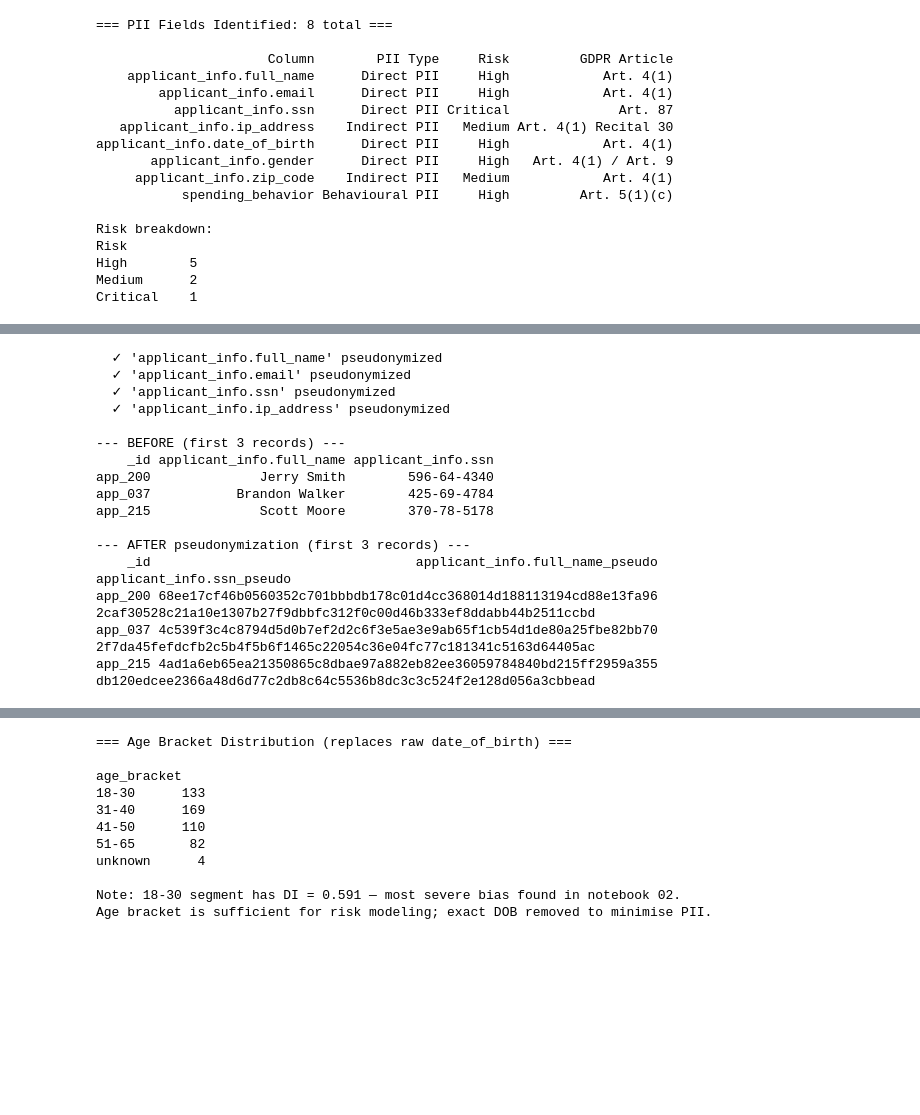
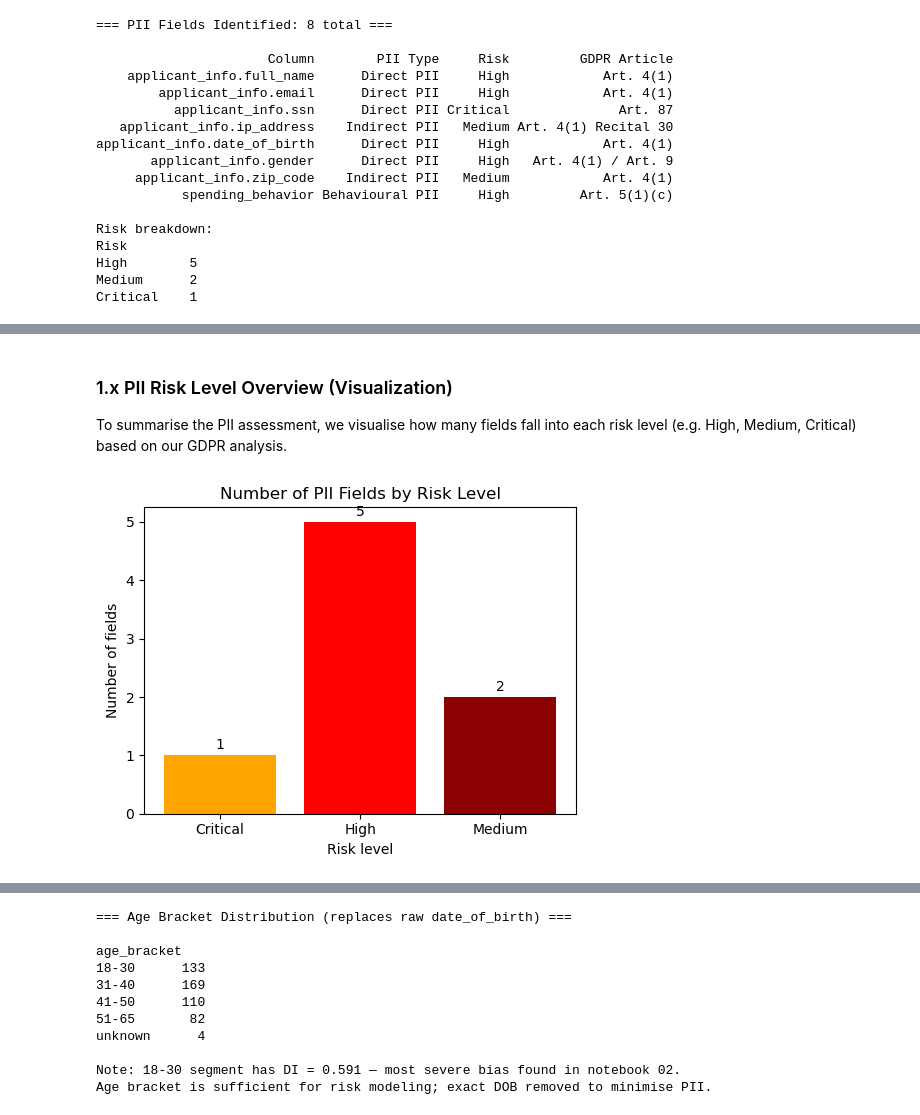
Before and after one commit to PC66323/2606_Data-Ecosystems_G14_novacred, a Jupyter notebook: notebooks/03-privacy-demo.ipynb, the cells around one changed output, grey strips where cells are left out. Cells and saved outputs as stored; diff of their text form; code cells hidden in the pictures; blank space fills up the shorter version.

Commit message:
Enhance governance analysis: GDPR penalties, lifecycle, rights, AI checklist, roles, leakage, and PII risk chart

```diff
--- a/notebooks/03-privacy-demo.ipynb
+++ b/notebooks/03-privacy-demo.ipynb
@@ -96,48 +84,32 @@ Two techniques demonstrated:
-# %%
-# SHA-256 pseudonymization of direct PII fields (GDPR Art. 4(5))
-# One-way hash: same input always gives same hash, but original cannot be recovered
-
-def sha256_hash(value):
-    """SHA-256 one-way hash. Returns None if value is missing."""
-    if pd.isna(value) or value is None:
-        return None
-    return hashlib.sha256(str(value).strip().encode("utf-8")).hexdigest()
-
-fields_to_pseudonymize = [
-    "applicant_info.full_name",
-    "applicant_info.email",
-    "applicant_info.ssn",
-    "applicant_info.ip_address",
-]
-
-df_pseudo = df.copy()
-
-for field in fields_to_pseudonymize:
-    if field in df_pseudo.columns:
-        df_pseudo[f"{field}_pseudo"] = df_pseudo[field].apply(sha256_hash)
-        df_pseudo.drop(columns=[field], inplace=True)
-        print(f"  ✓ '{field}' pseudonymized")
-
-# Show before vs after
-print("\n--- BEFORE (first 3 records) ---")
-print(df[["_id", "applicant_info.full_name", "applicant_info.ssn"]].head(3).to_string(index=False))
-
-print("\n--- AFTER pseudonymization (first 3 records) ---")
-print(df_pseudo[["_id", "applicant_info.full_name_pseudo", "applicant_info.ssn_pseudo"]].head(3).to_string(index=False))
-# %% [output]
-  ✓ 'applicant_info.full_name' pseudonymized
-  ✓ 'applicant_info.email' pseudonymized
-  ✓ 'applicant_info.ssn' pseudonymized
-  ✓ 'applicant_info.ip_address' pseudonymized
-
---- BEFORE (first 3 records) ---
-    _id applicant_info.full_name applicant_info.ssn
-app_200              Jerry Smith        596-64-4340
-app_037           Brandon Walker        425-69-4784
-app_215              Scott Moore        370-78-5178
-
---- AFTER pseudonymization (first 3 records) ---
-    _id                                  applicant_info.full_name_pseudo                                        applicant_info.ssn_pseudo
-app_200 68ee17cf46b0560352c701bbbdb178c01d4cc368014d188113194cd88e13fa96 2caf30528c21a10e1307b27f9dbbfc312f0c00d46b333ef8ddabb44b2511ccbd
-app_037 4c539f3c4c8794d5d0b7ef2d2c6f3e5ae3e9ab65f1cb54d1de80a25fbe82bb70 2f7da45fefdcfb2c5b4f5b6f1465c22054c36e04fc77c181341c5163d64405ac
-app_215 4ad1a6eb65ea21350865c8dbae97a882eb82ee36059784840bd215ff2959a355 db120edcee2366a48d6d77c2db8c64c5536b8dc3c3c524f2e128d056a3cbbead
+# %% [markdown]
+### 1.x PII Risk Level Overview (Visualization)
+
+To summarise the PII assessment, we visualise how many fields fall into each risk level (e.g. High, Medium, Critical) based on our GDPR analysis.
+# %%
+import matplotlib.pyplot as plt
+
+# Count fields by risk level from the existing PII inventory
+risk_counts = pii_df["Risk"].value_counts().sort_index()
+
+plt.figure(figsize=(5, 4))
+bars = plt.bar(risk_counts.index, risk_counts.values, color=["orange", "red", "darkred"])
+
+plt.title("Number of PII Fields by Risk Level")
+plt.xlabel("Risk level")
+plt.ylabel("Number of fields")
+
+# Add value labels on top of each bar
+for bar in bars:
+    height = bar.get_height()
+    plt.text(
+        bar.get_x() + bar.get_width() / 2,
+        height + 0.05,
+        int(height),
+        ha="center",
+        va="bottom",
+    )
+
+plt.tight_layout()
+plt.show()
+# %% [output]
+[figure, added]
```
Also changed, not shown: parts of 21 cells of this notebook.
